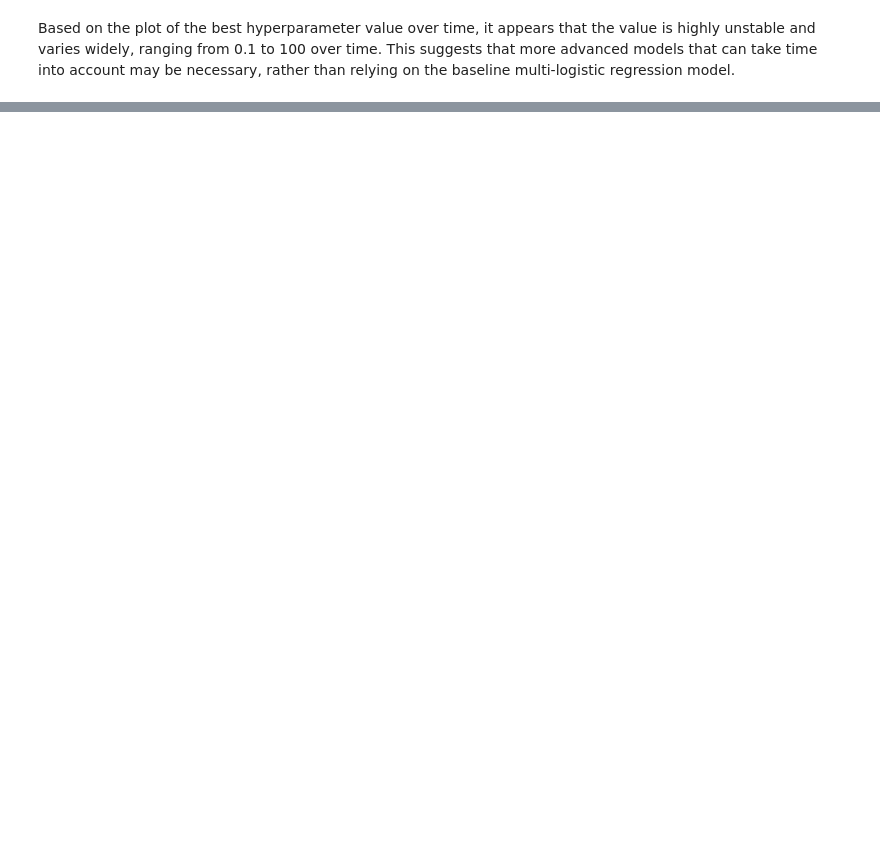
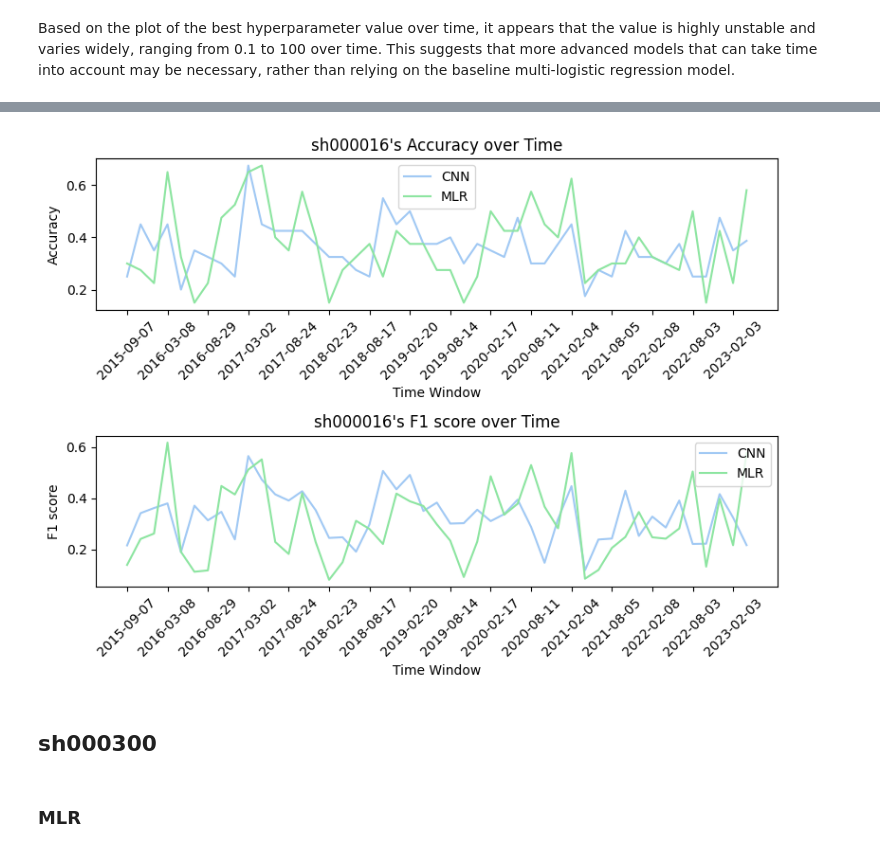
Before and after one commit to yangshengaa/multiscale_cnn_stp, a Jupyter notebook: notebook/final_report.ipynb, the cells around one changed output, grey strips where cells are left out. Cells and saved outputs as stored; diff of their text form; code cells hidden in the pictures; blank space fills up the shorter version.

```diff
--- a/notebook/final_report.ipynb
+++ b/notebook/final_report.ipynb
@@ -841,0 +834,3 @@ Based on the plot of the best hyperparameter value over time, it appears that th
+# %%
+train_sizes = [480,1000,2400]
+seeds = [401,402,403]
@@ -841,0 +962,17 @@ Based on the plot of the best hyperparameter value over time, it appears that th
+# %%
+get_scores(get_master_list('000016')[1])
+
+index_str = '000016'
+train_size_016 = 1000
+
+seed_016 = 402
+#Get accuracy and f1 score and their variances to store them in the table
+df = get_master_list(index_str)[1][train_sizes.index(train_size_016)][seeds.index(seed_016)]
+avg_accuracy_016 = accuracy_score(df['true'], df['prediction'])
+f1_score_016 = f1_score(df['true'], df['prediction'],average = 'macro')
+#np.mean(metrics_cnn['Accuracy'])
+
+##Variance
+_, metrics_cnn = get_metrics(get_master_list(index_str)[1][train_sizes.index(train_size_016)][seeds.index(seed_016)])
+accuracy_var_016 = np.var(metrics_cnn['Accuracy'])
+f1_score_var_016 = np.var(metrics_cnn['F1 score'])
@@ -841,0 +997,36 @@ Based on the plot of the best hyperparameter value over time, it appears that th
+# %%
+df016_cnn = get_master_list(index_str)[1][train_sizes.index(train_size_016)][seeds.index(seed_016)] #If need to switch between smallest variance and highest overall accuracy/f1 score, change here
+df016_mlr = get_master_list(index_str)[0][train_sizes.index(train_size_016)]
+
+x_ticks, metrics_cnn = get_metrics(df016_cnn)
+_, metrics_mlr = get_metrics(df016_mlr)
+
+# Plot the F1 score and accuracy as line graphs
+fig, axs = plt.subplots(2, figsize=(8, 6))
+# results.plot(y='F1 score', kind='line', ax=axs[0], xlabel='Time Window', ylabel='F1 Score', title='F1 Score over Time')
+axs[0].plot(x_ticks, metrics_cnn['Accuracy'])
+axs[0].plot(x_ticks, metrics_mlr['Accuracy'])
+axs[0].set_xlabel("Time Window")
+axs[0].set_ylabel("Accuracy")
+axs[0].set_title(f"sh{index_str}'s Accuracy over Time")
+axs[0].set_xticks(x_ticks[::3])
+axs[0].set_xticklabels(x_ticks[::3], rotation=45)
+axs[0].legend(['CNN','MLR'])
+
+# results.plot(y='Accuracy', kind='line', ax=axs[1], xlabel='Time Window', ylabel='Accuracy', title='Accuracy over Time')
+axs[1].plot(x_ticks, metrics_cnn['F1 score'])
+axs[1].plot(x_ticks, metrics_mlr['F1 score'])
+axs[1].set_xlabel("Time Window")
+axs[1].set_ylabel("F1 score")
+axs[1].set_title(f"sh{index_str}'s F1 score over Time")
+axs[1].set_xticks(x_ticks[::3])
+axs[1].set_xticklabels(x_ticks[::3], rotation=45)
+axs[1].legend(['CNN','MLR'])
+plt.tight_layout()
+plt.show()
+# %% [output]
+[figure, added]
+# %% [markdown]
+## sh000300
+# %% [markdown]
+### MLR
```
Also changed, not shown: parts of 61 cells of this notebook.
